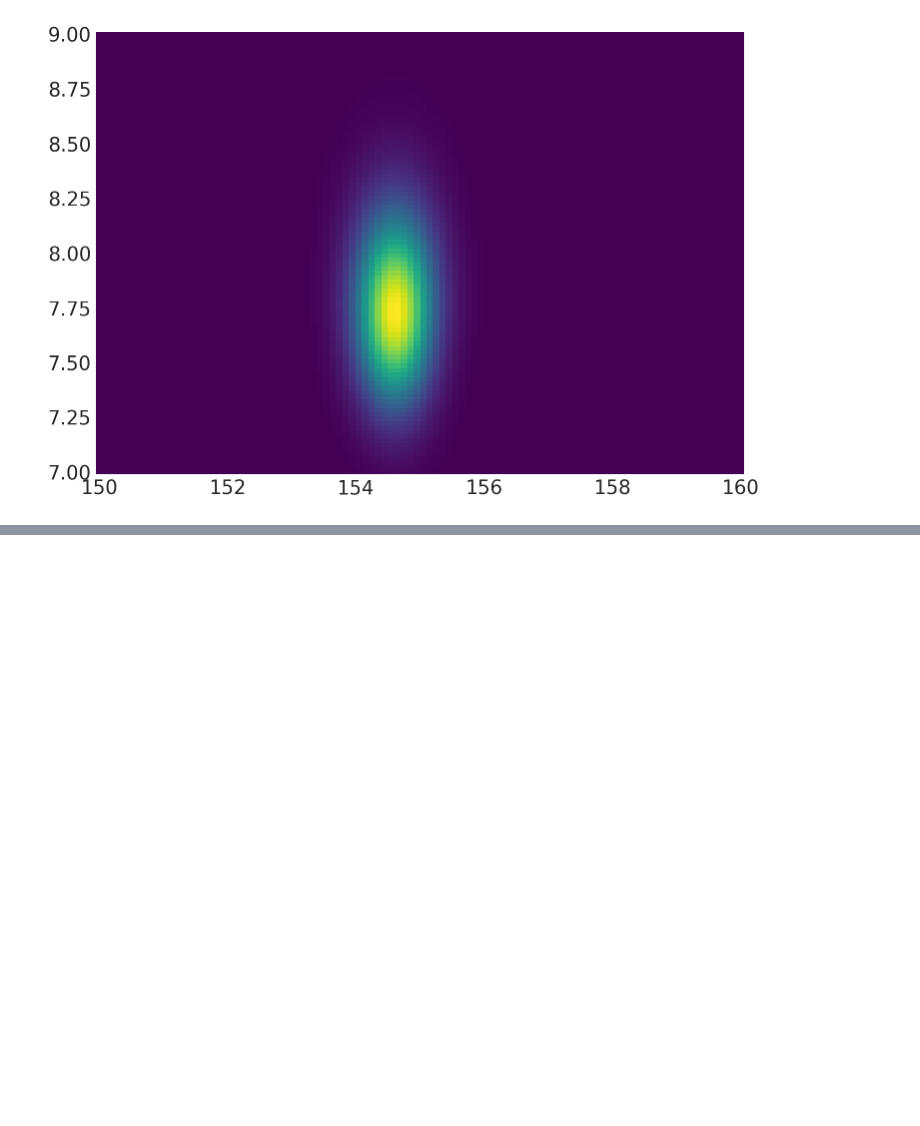
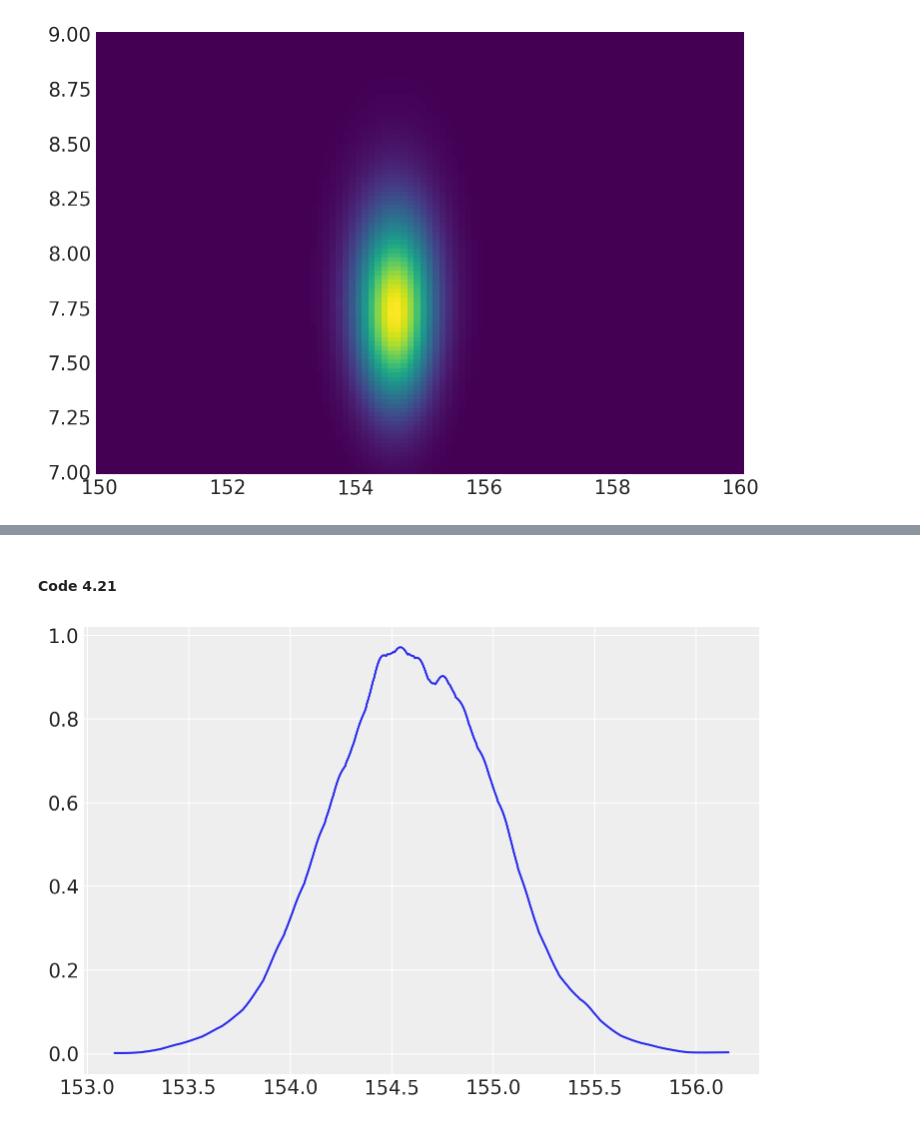
Before and after one commit to bambinos/educational-resources, a Jupyter notebook: Rethinking/Chp_04.ipynb, the cells around one changed output, grey strips where cells are left out. Saved outputs shown, nothing was run; the diff lists cells and outputs as text; code cells hidden in the pictures; blank space fills up the shorter version.

```diff
--- a/Rethinking/Chp_04.ipynb
+++ b/Rethinking/Chp_04.ipynb
@@ -202,0 +218,6 @@ plt.pcolormesh(xi, yi, zi, shading='auto');
+# %% [markdown]
+#### Code 4.21
+# %%
+az.plot_kde(sample_mu, bw="silverman");
+# %% [output]
+[figure, added]
```
Also changed, not shown: parts of 45 cells of this notebook.
